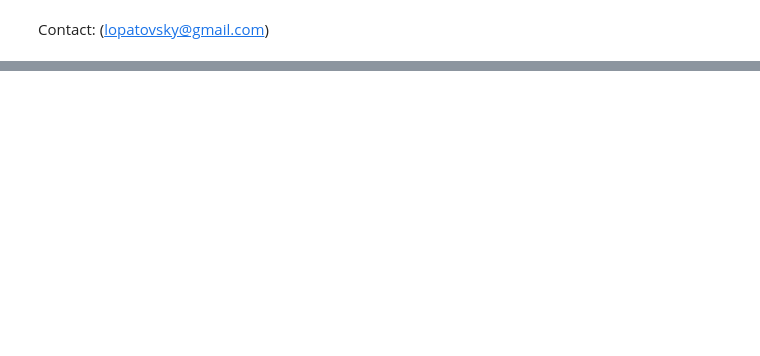
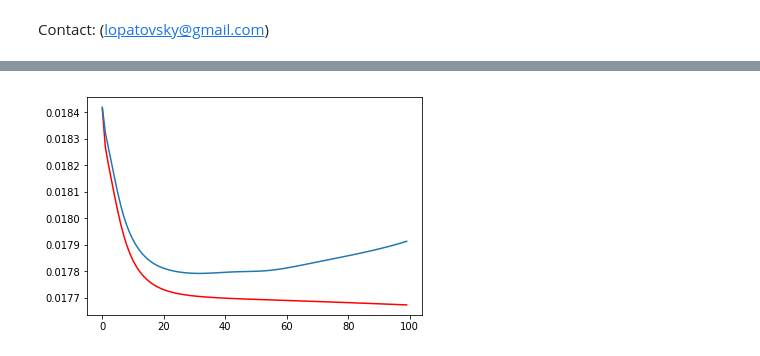
Before and after one commit to lopatovsky/HMMs, a Jupyter notebook: CT-HMM.ipynb, the cells around one changed output, grey strips where cells are left out. Cells and saved outputs as stored; diff of their text form; code cells hidden in the pictures; blank space fills up the shorter version.

```diff
--- a/CT-HMM.ipynb
+++ b/CT-HMM.ipynb
@@ -344,3 +452,18 @@ plt.show()
 You can play with the models as you like and feel free to share your result with me, if you have made some interesting experiment!
 # %% [markdown]
 Contact: (lopatovsky@gmail.com)
+# %%
+t = np.array( [[0,7,9,11,13,14,15,19,139,140,142,143,145,160,161],
+                   [0,5,10,11,12,14,34,36,37,38,42,182,183,185,187],
+                   [0,4,5,45,50,52,54,58,178,180,184,188,199,203,215]] )
+e = np.array( [[0,0,0,1,0,1,1,2,1,0,0,1,0,0,0],
+                   [0,1,2,2,0,1,2,1,1,0,0,0,0,1,1],
+                   [0,0,0,2,2,1,2,1,0,0,1,0,1,1,1]] )
+# %%
+ct1 = hmms.CtHMM.random(3,3)
+ct2 = hmms.CtHMM( *ct1.params )
+# %%
+iter_num = 100
+out1 = ct1.baum_welch_graph( t,e, iter_num )
+out2 = ct2.baum_welch_graph2( t,e, iter_num )
+out1,out2
@@ -346,0 +505,8 @@ Contact: (lopatovsky@gmail.com)
+# %%
+plt.plot( out1[1:] / dreal , color = "red" )
+plt.plot( out2[1:] / dreal  )
+plt.savefig('artdatabigholesupr.svg')  #Optional save the figure
+
+plt.show()
+# %% [output]
+[figure, added]
```
Also changed, not shown: parts of 17 cells of this notebook, 7 other files.
